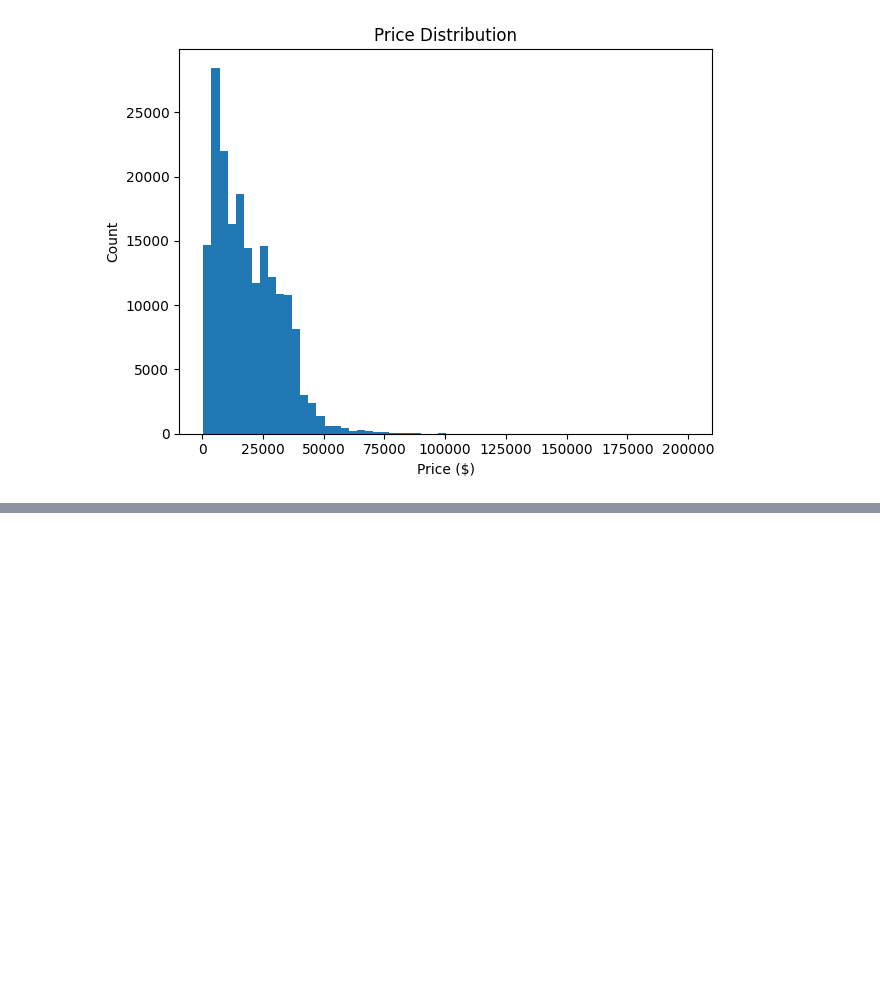
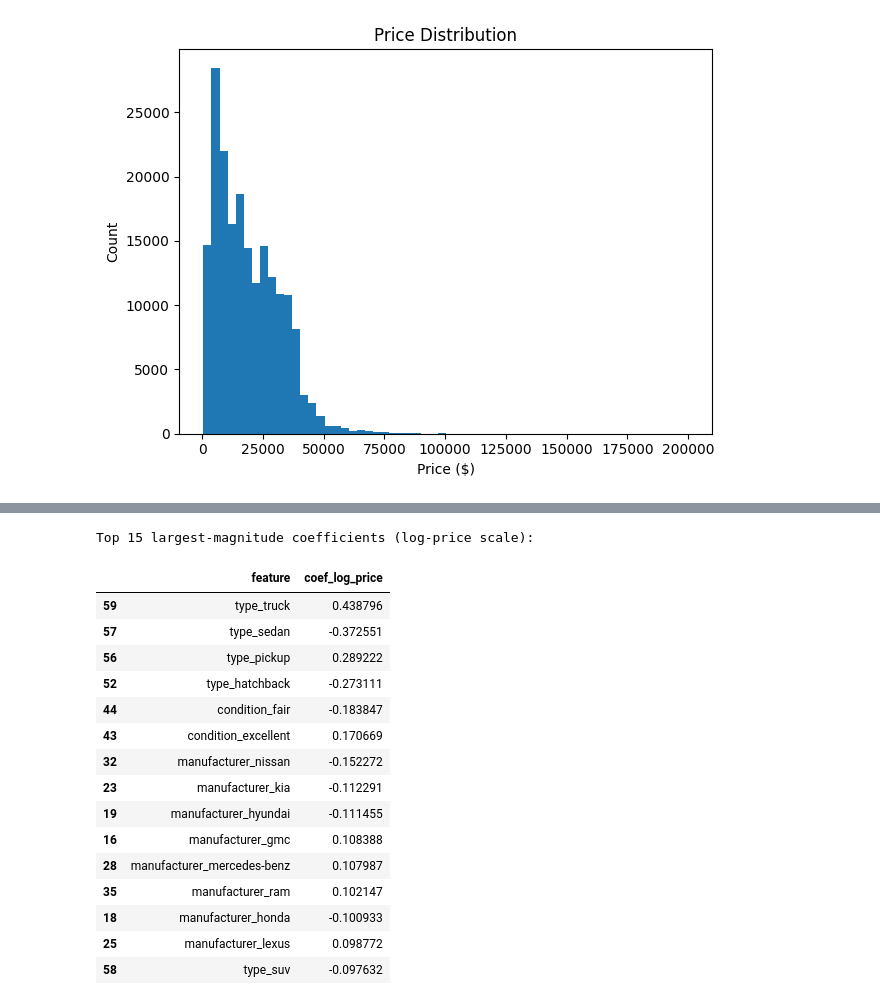
Before and after one commit to nv-piyush/CSCI608_Final_Project, a Jupyter notebook: CSCI608_Final_Project.ipynb, the cells around one changed output, grey strips where cells are left out. Drawn from its saved outputs; the diff is of its cells as text; code cells hidden in the pictures; blank space fills up the shorter version.

Commit message:
Train predictive model and report evaluation metrics

```diff
--- a/CSCI608_Final_Project.ipynb
+++ b/CSCI608_Final_Project.ipynb
@@ -236,0 +295,32 @@ plt.show()
+# %%
+# (This extracts feature names from the one-hot encoder.)
+pre = model.named_steps["preprocess"]
+ohe = pre.named_transformers_["cat"].named_steps["onehot"]
+
+cat_names = ohe.get_feature_names_out(cat_features)
+feature_names = np.concatenate([num_features, cat_names])
+
+coefs = model.named_steps["regressor"].coef_
+coef_df = pd.DataFrame({"feature": feature_names, "coef_log_price": coefs})
+coef_df["abs_coef"] = coef_df["coef_log_price"].abs()
+
+print("Top 15 largest-magnitude coefficients (log-price scale):")
+display(coef_df.sort_values("abs_coef", ascending=False).head(15)[["feature", "coef_log_price"]])
+# %% [output]
+Top 15 largest-magnitude coefficients (log-price scale):
+|  | feature | coef_log_price |
+| 59 | type_truck | 0.438796 |
+| 57 | type_sedan | -0.372551 |
+| 56 | type_pickup | 0.289222 |
+| 52 | type_hatchback | -0.273111 |
+| 44 | condition_fair | -0.183847 |
+| 43 | condition_excellent | 0.170669 |
+| 32 | manufacturer_nissan | -0.152272 |
+| 23 | manufacturer_kia | -0.112291 |
+| 19 | manufacturer_hyundai | -0.111455 |
+| 16 | manufacturer_gmc | 0.108388 |
+| 28 | manufacturer_mercedes-benz | 0.107987 |
+| 35 | manufacturer_ram | 0.102147 |
+| 18 | manufacturer_honda | -0.100933 |
+| 25 | manufacturer_lexus | 0.098772 |
+| 58 | type_suv | -0.097632 |
```
Also changed, not shown: parts of 1 cell of this notebook.
